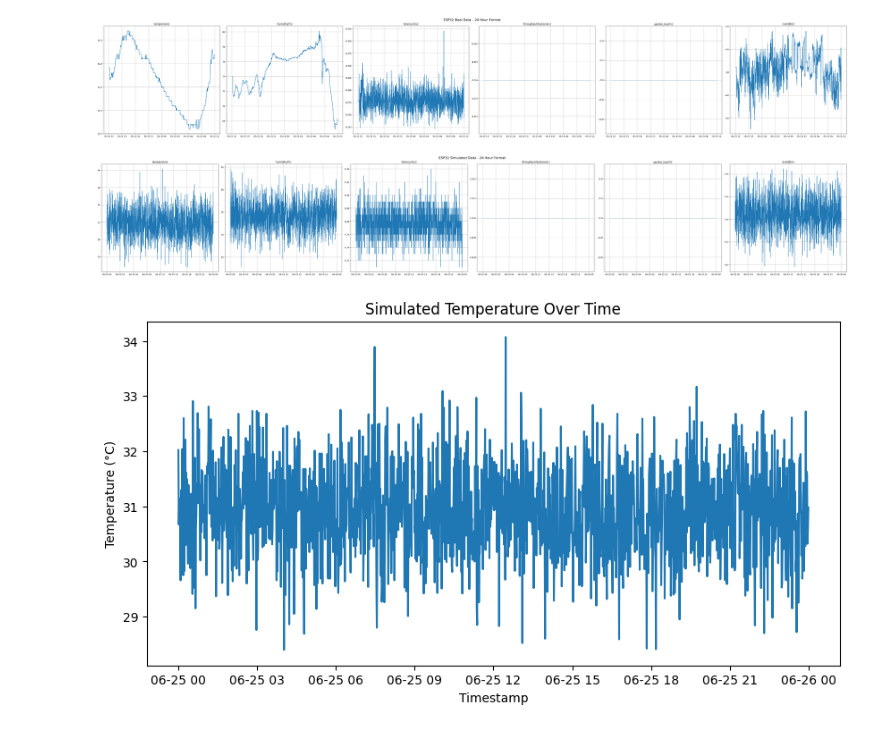
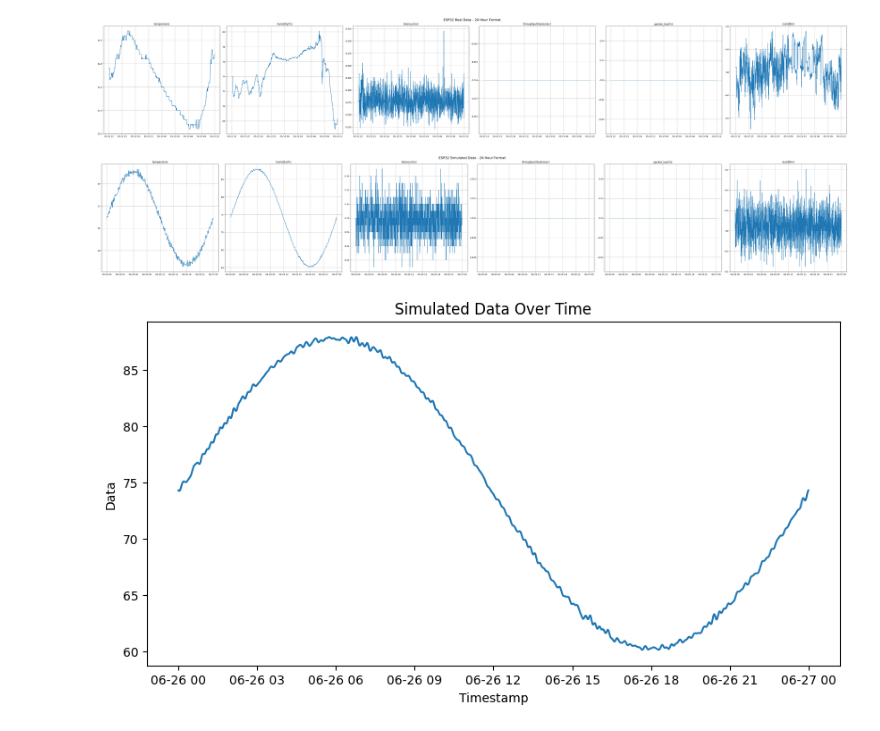
Before and after one commit to fadeldnswr/iot-network-digital-twin, a Jupyter notebook: notebook/simulated-data-1.ipynb, the cells around one changed output. Saved outputs shown, nothing was run; the diff lists cells and outputs as text; code cells hidden in the pictures.

Commit message:
add fourier and spline interpolation to simulate data

```diff
--- a/notebook/simulated-data-1.ipynb
+++ b/notebook/simulated-data-1.ipynb
@@ -49,7 +49,7 @@ plt.show()
 [figure]
 # %%
 # Load the dataset
-simulated_data = pd.read_csv("../dataset/simulation_data_20250625_135545.csv")
+simulated_data = pd.read_csv("../dataset/simulation_data_20250626_112921.csv")
 
 # Change the time column to datetime format and split it into date and time
 simulated_data["timestamp"] = pd.to_datetime(simulated_data["timestamp"], format="%Y-%m-%d | %H:%M:%S")
@@ -81,13 +81,13 @@ for j in range(i + 1, len(axes)):
 fig.suptitle("ESP32 Simulated Data - 24 Hour Format", fontsize=16)
 plt.show()
 # %% [output]
-[figure, old version]
+[figure, new version]
 # %%
 plt.figure(figsize=(10, 5))
-plt.plot(simulated_data.index, simulated_data["temperature"], label="Simulated Temperature")
+plt.plot(simulated_data.index, simulated_data["humidity(%)"], label="Simulated Temperature")
 plt.xlabel("Timestamp")
-plt.ylabel("Temperature (°C)")
-plt.title("Simulated Temperature Over Time")
+plt.ylabel("Data")
+plt.title(f"Simulated Data Over Time")
 plt.show()
 # %% [output]
-[figure, old version]
+[figure, new version]
```
Also changed, not shown: 26 other files.
